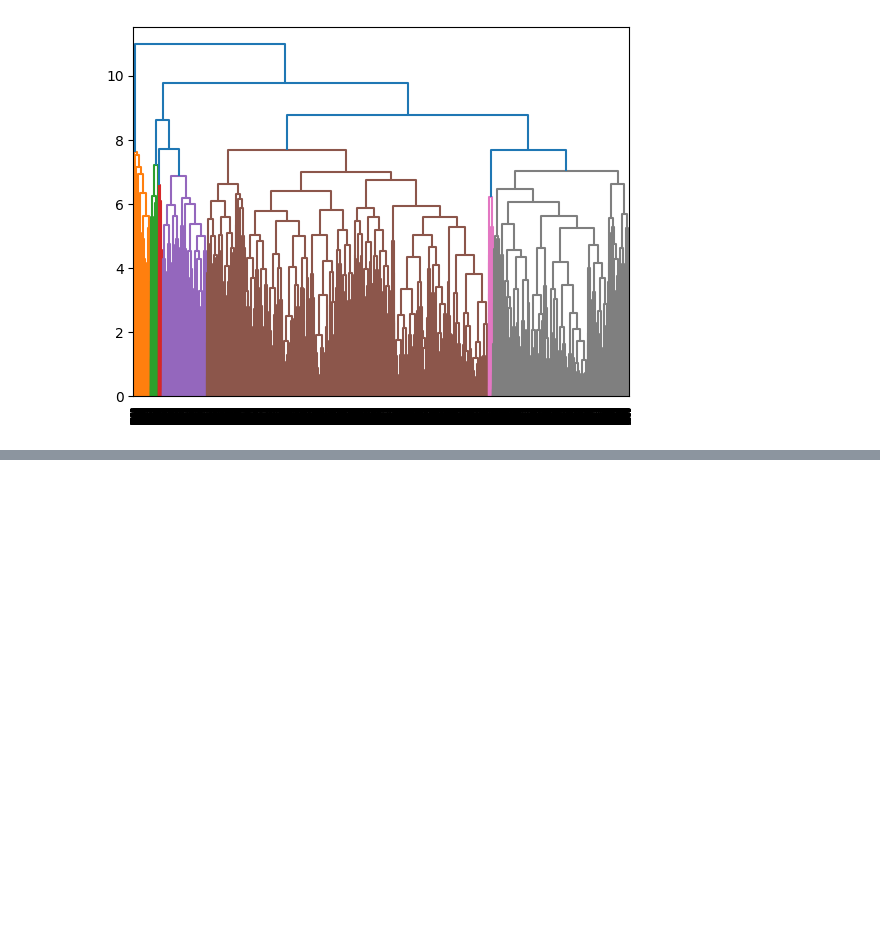
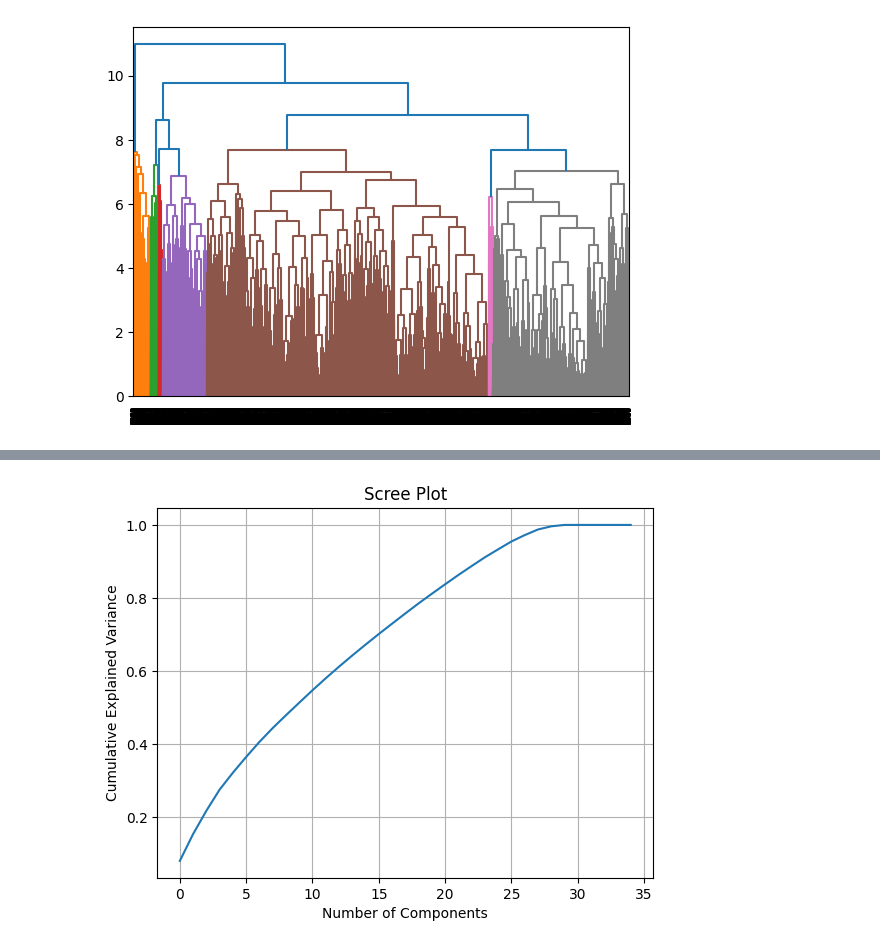
Before and after one commit to andrew250402/DSA3101-Project, a Jupyter notebook: Notebooks/meng jie.ipynb, the cells around one changed output, grey strips where cells are left out. Drawn from its saved outputs; the diff is of its cells as text; code cells hidden in the pictures; blank space fills up the shorter version.

```diff
--- a/Notebooks/meng jie.ipynb
+++ b/Notebooks/meng jie.ipynb
@@ -27,6 +30,8 @@ columns_to_convert = ['credit_default', 'credit_card', 'personal_loan', 'mortgag
 customer_data[columns_to_convert] = customer_data[columns_to_convert].replace({'yes': 1, 'no': 0})
 customer_data = customer_data[customer_data['income'] >= 0]
 customer_data = customer_data[customer_data['age'] >= 21]
+customer_data = customer_data[customer_data['created_at'] < '2025-03-01']
+customer_data = customer_data.drop(columns=['created_at'])
 
 # Show first few entries
 customer_data.head()
@@ -68,3 +73,9 @@ dendrogram(complete_clustering)
   'C4',
   ...]}
 [figure]
+# %%
+customer_data_encoded = pd.get_dummies(customer_data)
+
+data_scaler = StandardScaler()
+scaled_data = data_scaler.fit_transform(customer_data_encoded)
+scaled_data.shape
@@ -70,0 +97,11 @@ dendrogram(complete_clustering)
+# %%
+pca = PCA().fit(scaled_data)
+
+plt.plot(np.cumsum(pca.explained_variance_ratio_))
+plt.xlabel('Number of Components')
+plt.ylabel('Cumulative Explained Variance')
+plt.title('Scree Plot')
+plt.grid()
+plt.show()
+# %% [output]
+[figure, added]
```
Also changed, not shown: parts of 7 cells of this notebook.
